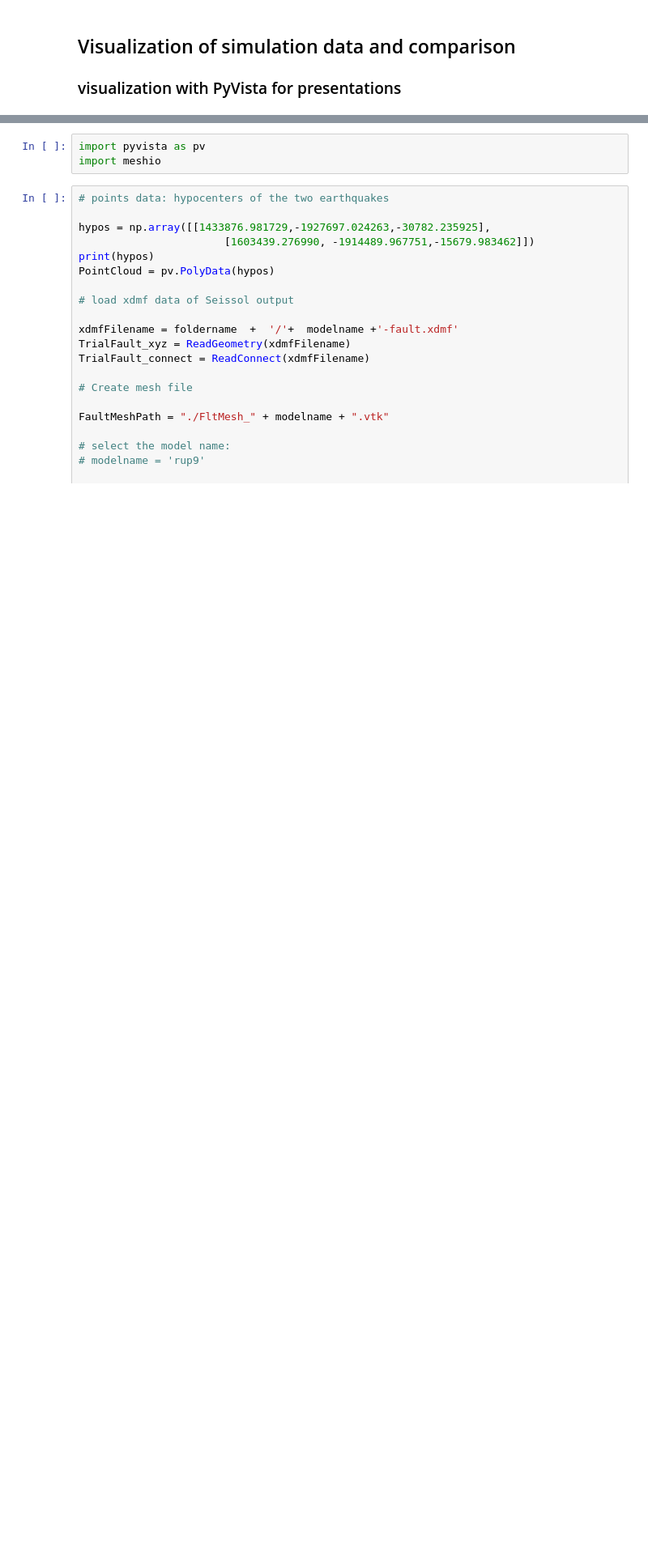
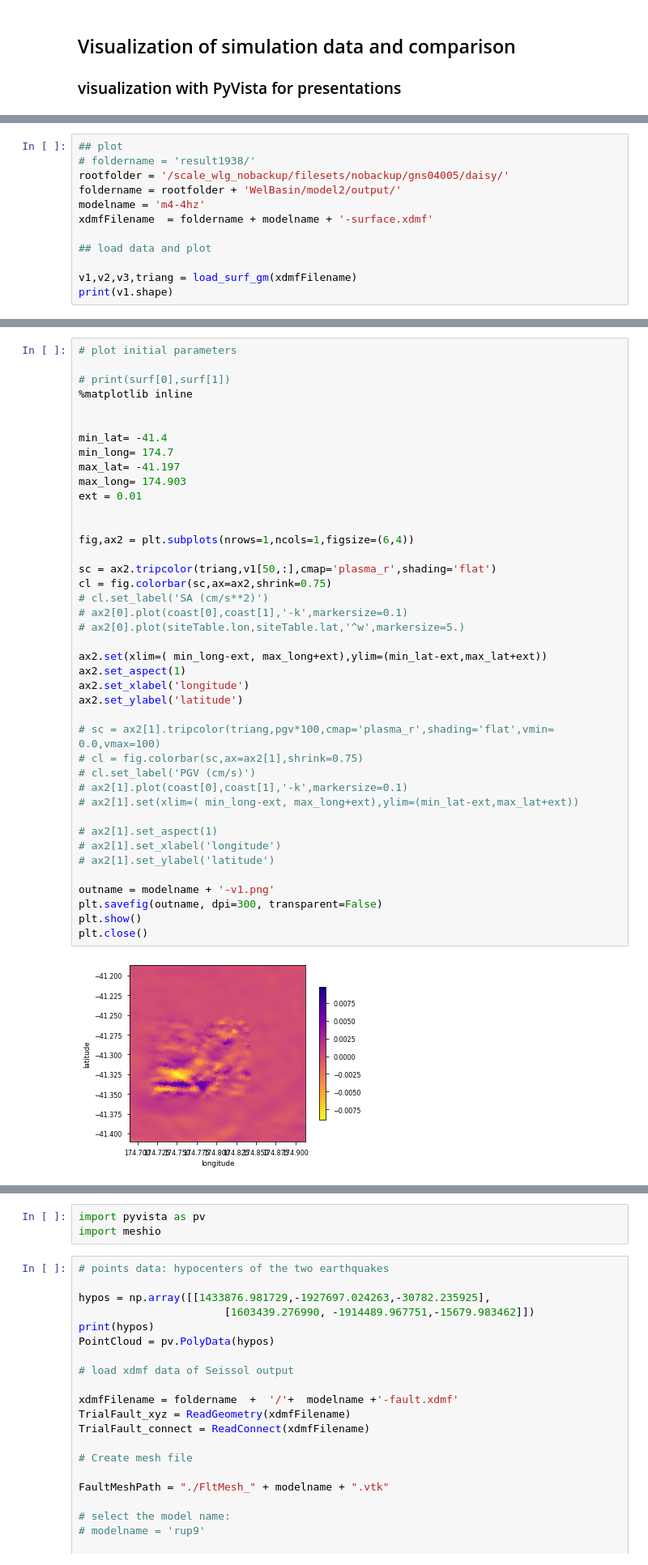
Before and after one commit to daisy20170101/NSHM_SRM_Model, a Jupyter notebook: plot-PyVista.ipynb, the cells around one changed output, grey strips where cells are left out. Shown at 81% size. Saved outputs shown, nothing was run; the diff lists cells and outputs as text; blank space fills up the shorter version.

```diff
--- a/plot-PyVista.ipynb
+++ b/plot-PyVista.ipynb
@@ -162,0 +124,12 @@ centery = 1/3*(flonlat[1][connect[:,0]]+ flonlat[1][connect[:,1]] + flonlat[1][c
+# %%
+## plot
+# foldername = 'result1938/'
+rootfolder = '/scale_wlg_nobackup/filesets/nobackup/gns04005/daisy/'
+foldername = rootfolder + 'WelBasin/model2/output/'
+modelname = 'm4-4hz'
+xdmfFilename  = foldername + modelname + '-surface.xdmf'
+
+## load data and plot
+
+v1,v2,v3,triang = load_surf_gm(xdmfFilename)
+print(v1.shape)
@@ -163 +139,44 @@ centery = 1/3*(flonlat[1][connect[:,0]]+ flonlat[1][connect[:,1]] + flonlat[1][c
+# %%
+# plot initial parameters
+
+# print(surf[0],surf[1])
+%matplotlib inline
+
+
+min_lat= -41.4
+min_long= 174.7
+max_lat= -41.197
+max_long= 174.903
+ext = 0.01
+
+
+fig,ax2 = plt.subplots(nrows=1,ncols=1,figsize=(6,4))
+
+sc = ax2.tripcolor(triang,v1[50,:],cmap='plasma_r',shading='flat')
+cl = fig.colorbar(sc,ax=ax2,shrink=0.75)
+# cl.set_label('SA (cm/s**2)')
+# ax2[0].plot(coast[0],coast[1],'-k',markersize=0.1)
+# ax2[0].plot(siteTable.lon,siteTable.lat,'^w',markersize=5.)
+
+ax2.set(xlim=( min_long-ext, max_long+ext),ylim=(min_lat-ext,max_lat+ext))
+ax2.set_aspect(1)
+ax2.set_xlabel('longitude')
+ax2.set_ylabel('latitude')
+
+# sc = ax2[1].tripcolor(triang,pgv*100,cmap='plasma_r',shading='flat',vmin= 0.0,vmax=100)
+# cl = fig.colorbar(sc,ax=ax2[1],shrink=0.75)
+# cl.set_label('PGV (cm/s)')
+# ax2[1].plot(coast[0],coast[1],'-k',markersize=0.1)
+# ax2[1].set(xlim=( min_long-ext, max_long+ext),ylim=(min_lat-ext,max_lat+ext))
+
+# ax2[1].set_aspect(1)
+# ax2[1].set_xlabel('longitude')
+# ax2[1].set_ylabel('latitude')
+
+outname = modelname + '-v1.png'
+plt.savefig(outname, dpi=300, transparent=False)
+plt.show()
+plt.close()
+# %% [output]
+[figure, added]
 # %%
```
Also changed, not shown: parts of 12 cells of this notebook, 3 other files.
